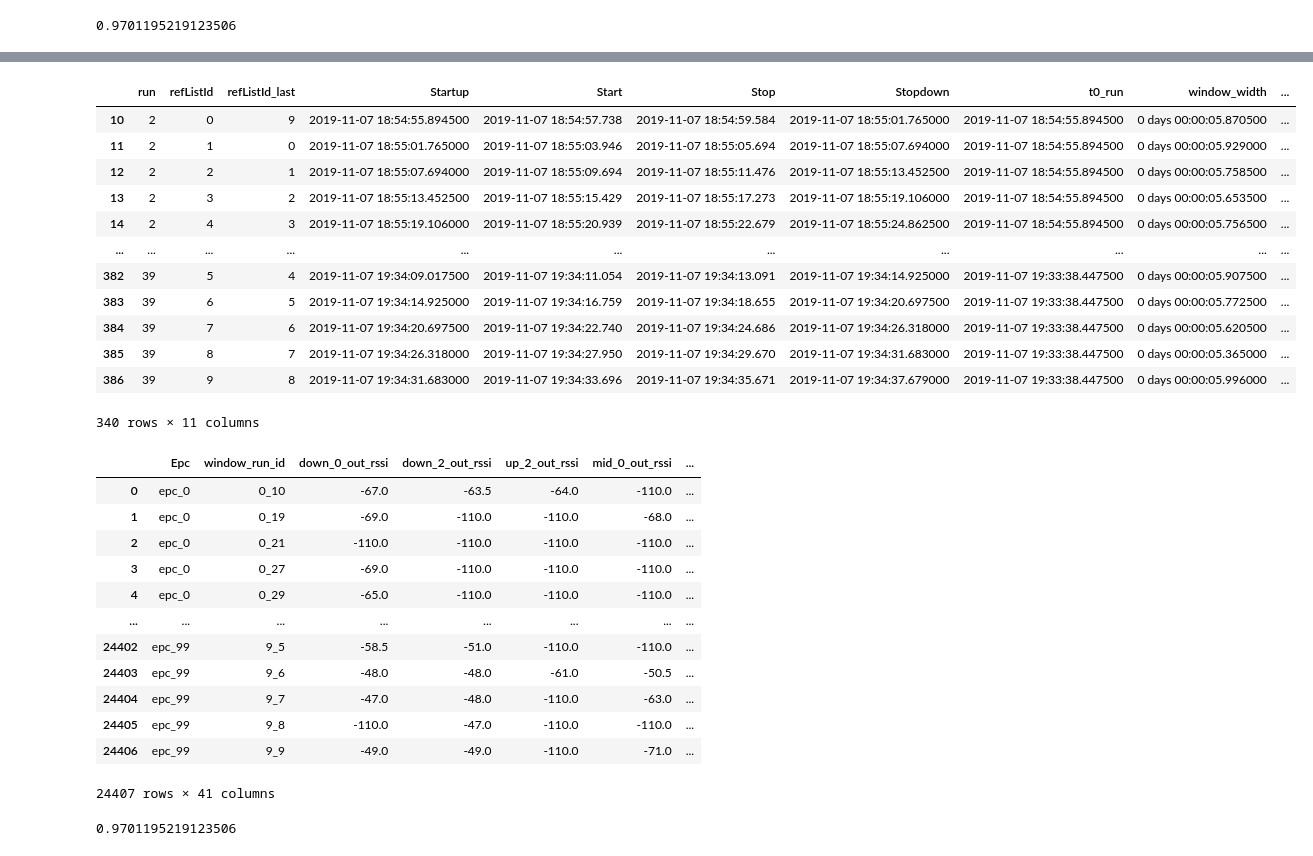
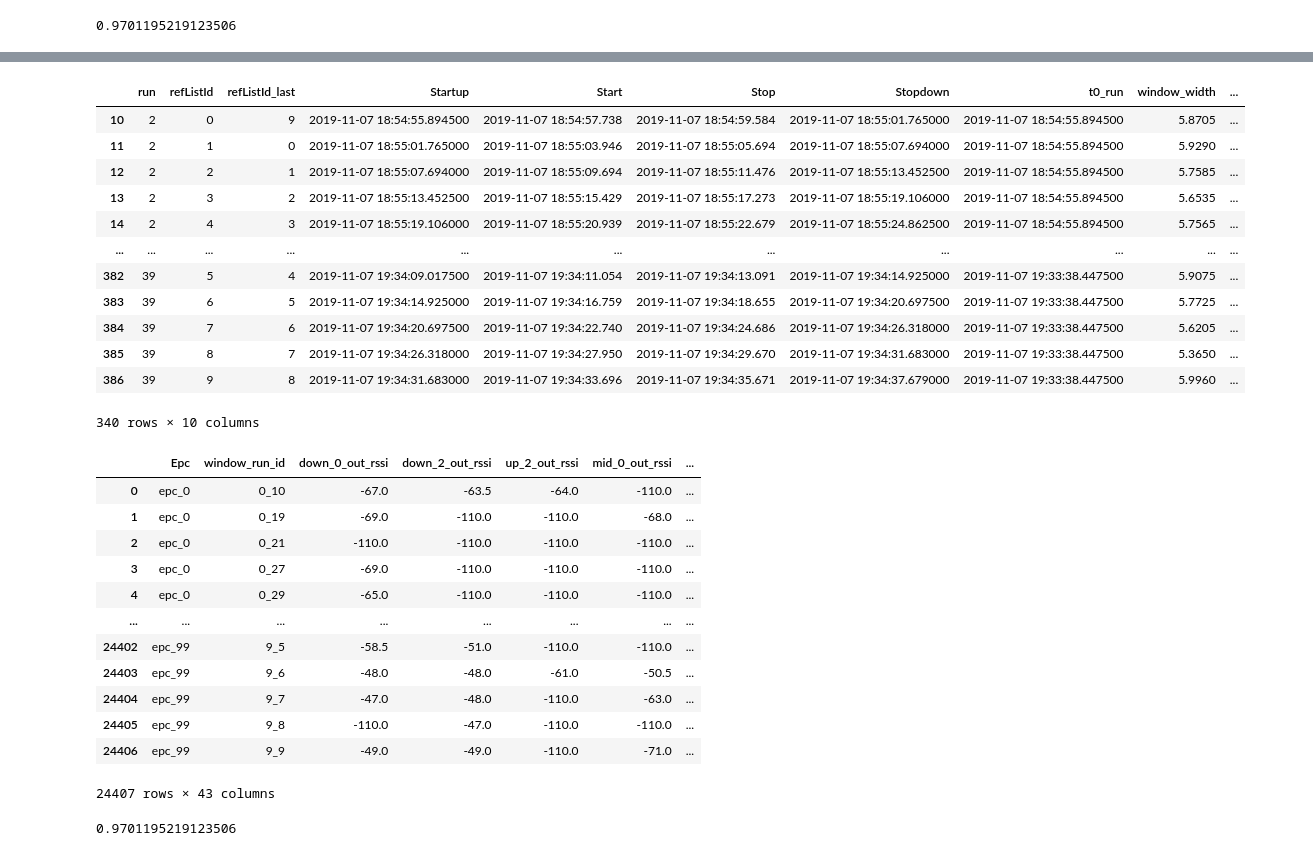
Before and after one commit to jaja07/Projet-S8, a Jupyter notebook: Analytique_analyse.ipynb, the cells around one changed output, grey strips where cells are left out. Saved outputs shown, nothing was run; the diff lists cells and outputs as text; code cells hidden in the pictures.

```diff
--- a/Analytique_analyse.ipynb
+++ b/Analytique_analyse.ipynb
@@ -957,24 +957,24 @@ resultat_pretraitement
 
  [4080 rows x 10 columns])
 # %%
-timing['window_width'] = timing['Stopdown'] - timing['Startup']
+timing['window_width'] = (timing['Stopdown'] - timing['Startup']).apply(lambda x:x.total_seconds())
 timing['window_run_id'] = timing['refListId'].astype(str) +"_"+ timing['run'].astype(str)
 
 timing
 # %% [output]
 |  | run | refListId | refListId_last | Startup | Start | Stop | Stopdown | t0_run | window_width | ... |
-| 10 | 2 | 0 | 9 | 2019-11-07 18:54:55.894500 | 2019-11-07 18:54:57.738 | 2019-11-07 18:54:59.584 | 2019-11-07 18:55:01.765000 | 2019-11-07 18:54:55.894500 | 0 days 00:00:05.870500 | ... |
-| 11 | 2 | 1 | 0 | 2019-11-07 18:55:01.765000 | 2019-11-07 18:55:03.946 | 2019-11-07 18:55:05.694 | 2019-11-07 18:55:07.694000 | 2019-11-07 18:54:55.894500 | 0 days 00:00:05.929000 | ... |
-| 12 | 2 | 2 | 1 | 2019-11-07 18:55:07.694000 | 2019-11-07 18:55:09.694 | 2019-11-07 18:55:11.476 | 2019-11-07 18:55:13.452500 | 2019-11-07 18:54:55.894500 | 0 days 00:00:05.758500 | ... |
-| 13 | 2 | 3 | 2 | 2019-11-07 18:55:13.452500 | 2019-11-07 18:55:15.429 | 2019-11-07 18:55:17.273 | 2019-11-07 18:55:19.106000 | 2019-11-07 18:54:55.894500 | 0 days 00:00:05.653500 | ... |
-| 14 | 2 | 4 | 3 | 2019-11-07 18:55:19.106000 | 2019-11-07 18:55:20.939 | 2019-11-07 18:55:22.679 | 2019-11-07 18:55:24.862500 | 2019-11-07 18:54:55.894500 | 0 days 00:00:05.756500 | ... |
+| 10 | 2 | 0 | 9 | 2019-11-07 18:54:55.894500 | 2019-11-07 18:54:57.738 | 2019-11-07 18:54:59.584 | 2019-11-07 18:55:01.765000 | 2019-11-07 18:54:55.894500 | 5.8705 | ... |
+| 11 | 2 | 1 | 0 | 2019-11-07 18:55:01.765000 | 2019-11-07 18:55:03.946 | 2019-11-07 18:55:05.694 | 2019-11-07 18:55:07.694000 | 2019-11-07 18:54:55.894500 | 5.9290 | ... |
+| 12 | 2 | 2 | 1 | 2019-11-07 18:55:07.694000 | 2019-11-07 18:55:09.694 | 2019-11-07 18:55:11.476 | 2019-11-07 18:55:13.452500 | 2019-11-07 18:54:55.894500 | 5.7585 | ... |
+| 13 | 2 | 3 | 2 | 2019-11-07 18:55:13.452500 | 2019-11-07 18:55:15.429 | 2019-11-07 18:55:17.273 | 2019-11-07 18:55:19.106000 | 2019-11-07 18:54:55.894500 | 5.6535 | ... |
+| 14 | 2 | 4 | 3 | 2019-11-07 18:55:19.106000 | 2019-11-07 18:55:20.939 | 2019-11-07 18:55:22.679 | 2019-11-07 18:55:24.862500 | 2019-11-07 18:54:55.894500 | 5.7565 | ... |
 | ... | ... | ... | ... | ... | ... | ... | ... | ... | ... | ... |
-| 382 | 39 | 5 | 4 | 2019-11-07 19:34:09.017500 | 2019-11-07 19:34:11.054 | 2019-11-07 19:34:13.091 | 2019-11-07 19:34:14.925000 | 2019-11-07 19:33:38.447500 | 0 days 00:00:05.907500 | ... |
-| 383 | 39 | 6 | 5 | 2019-11-07 19:34:14.925000 | 2019-11-07 19:34:16.759 | 2019-11-07 19:34:18.655 | 2019-11-07 19:34:20.697500 | 2019-11-07 19:33:38.447500 | 0 days 00:00:05.772500 | ... |
-| 384 | 39 | 7 | 6 | 2019-11-07 19:34:20.697500 | 2019-11-07 19:34:22.740 | 2019-11-07 19:34:24.686 | 2019-11-07 19:34:26.318000 | 2019-11-07 19:33:38.447500 | 0 days 00:00:05.620500 | ... |
-| 385 | 39 | 8 | 7 | 2019-11-07 19:34:26.318000 | 2019-11-07 19:34:27.950 | 2019-11-07 19:34:29.670 | 2019-11-07 19:34:31.683000 | 2019-11-07 19:33:38.447500 | 0 days 00:00:05.365000 | ... |
-| 386 | 39 | 9 | 8 | 2019-11-07 19:34:31.683000 | 2019-11-07 19:34:33.696 | 2019-11-07 19:34:35.671 | 2019-11-07 19:34:37.679000 | 2019-11-07 19:33:38.447500 | 0 days 00:00:05.996000 | ... |
+| 382 | 39 | 5 | 4 | 2019-11-07 19:34:09.017500 | 2019-11-07 19:34:11.054 | 2019-11-07 19:34:13.091 | 2019-11-07 19:34:14.925000 | 2019-11-07 19:33:38.447500 | 5.9075 | ... |
+| 383 | 39 | 6 | 5 | 2019-11-07 19:34:14.925000 | 2019-11-07 19:34:16.759 | 2019-11-07 19:34:18.655 | 2019-11-07 19:34:20.697500 | 2019-11-07 19:33:38.447500 | 5.7725 | ... |
+| 384 | 39 | 7 | 6 | 2019-11-07 19:34:20.697500 | 2019-11-07 19:34:22.740 | 2019-11-07 19:34:24.686 | 2019-11-07 19:34:26.318000 | 2019-11-07 19:33:38.447500 | 5.6205 | ... |
+| 385 | 39 | 8 | 7 | 2019-11-07 19:34:26.318000 | 2019-11-07 19:34:27.950 | 2019-11-07 19:34:29.670 | 2019-11-07 19:34:31.683000 | 2019-11-07 19:33:38.447500 | 5.3650 | ... |
+| 386 | 39 | 9 | 8 | 2019-11-07 19:34:31.683000 | 2019-11-07 19:34:33.696 | 2019-11-07 19:34:35.671 | 2019-11-07 19:34:37.679000 | 2019-11-07 19:33:38.447500 | 5.9960 | ... |
-340 rows × 11 columns
+340 rows × 10 columns
 # %%
 def dataset (df_timing_slices, timing, rssi_quantile ):
     # regroupe le dataset par les colonnes suivantes 'Epc', 'window_run_id', 'slice_id', 'loc' puis calule le quantile mediant c'est à dire divise le dataset en deux parties égales
@@ -1003,6 +1003,9 @@ def dataset (df_timing_slices, timing, rssi_quantile ):
 
     Q_reads_window = df_timing_slices.groupby(['window_run_id']).size().rename('reads_window').reset_index(drop=False)
     ds= pd.merge(ds, Q_reads_window, on= 'window_run_id', how='left')
+    ds = pd.merge(ds, reflist, on='Epc', how='left')
+
+    ds['pred_ds_bool']= ds['window_run_id'].apply(lambda x:x.split('_')[0]).astype('int64') == ana['refListId_actual']
 
     return ds
 a =  dataset (df_timing_slices, timing, 0.5)
@@ -1020,7 +1023,7 @@ a
 | 24404 | epc_99 | 9_7 | -47.0 | -48.0 | -110.0 | -63.0 | ... |
 | 24405 | epc_99 | 9_8 | -110.0 | -47.0 | -110.0 | -110.0 | ... |
 | 24406 | epc_99 | 9_9 | -49.0 | -49.0 | -110.0 | -71.0 | ... |
-24407 rows × 41 columns
+24407 rows × 43 columns
 # %%
 timing['reflist_run_id'] = timing['refListId'].astype(str) +"_"+ timing['run'].astype(str)
 timing['window_width']=(timing['ciuchStopdown']-timing['ciuchStartup']).apply(lambda x:x.total_seconds())
```
Also changed, not shown: 2 other files.
